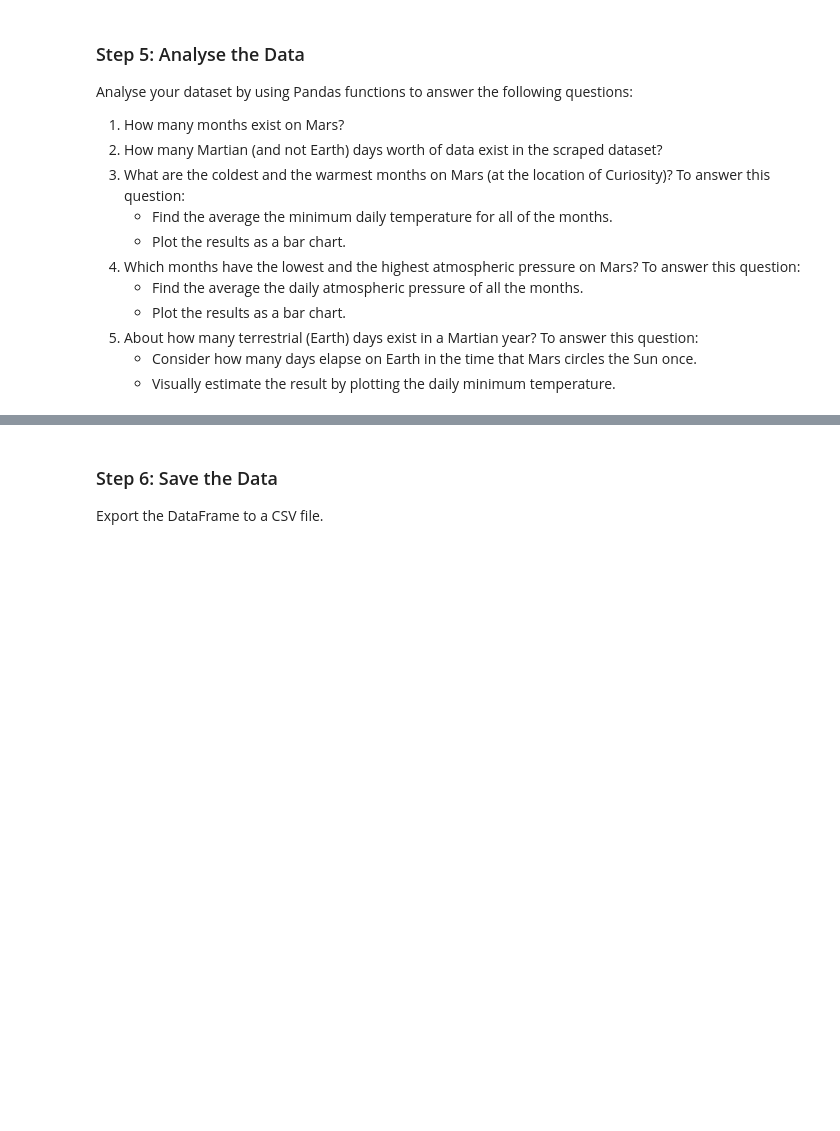
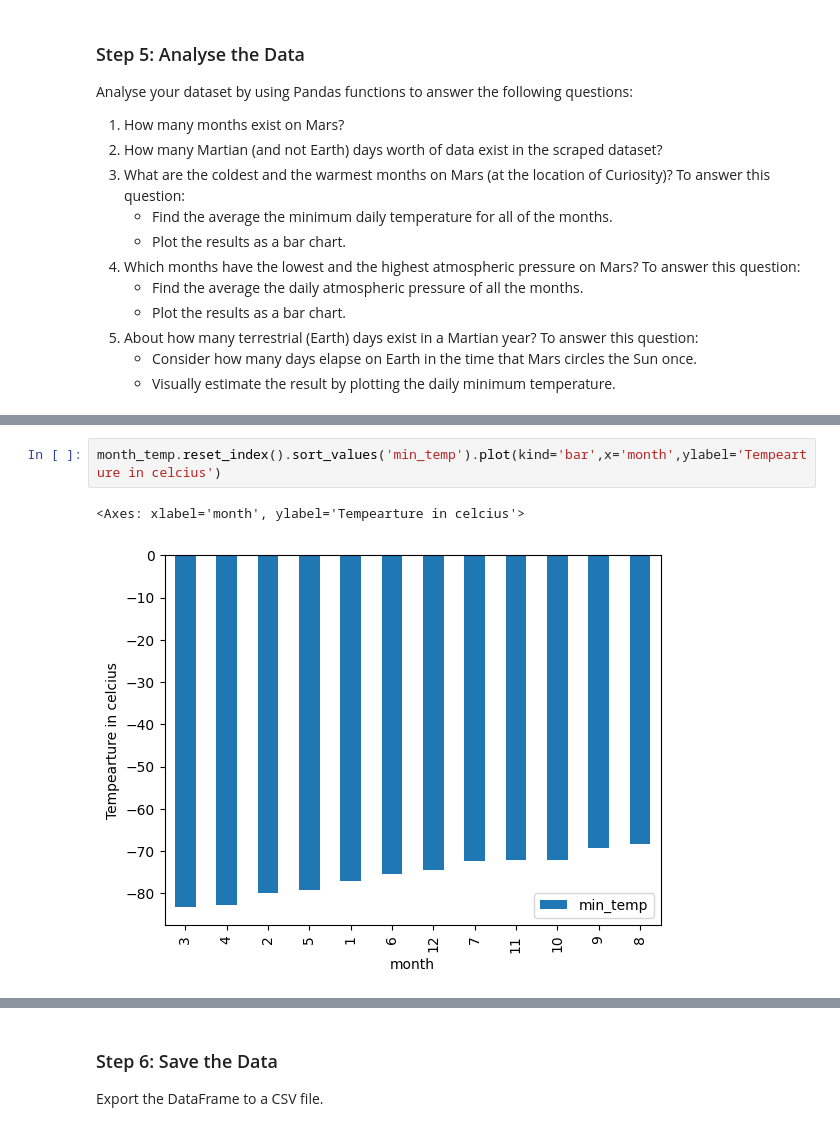
Before and after one commit to PeterTramm/html-scrape-challenge, a Jupyter notebook: Starter_Code/part_2_mars_weather.ipynb, the cells around one changed output, grey strips where cells are left out. Saved outputs shown, nothing was run; the diff lists cells and outputs as text; blank space fills up the shorter version.

```diff
--- a/Starter_Code/part_2_mars_weather.ipynb
+++ b/Starter_Code/part_2_mars_weather.ipynb
@@ -215,0 +243,5 @@ Name: min_temp, dtype: float64
+# %%
+month_temp.reset_index().sort_values('min_temp').plot(kind='bar',x='month',ylabel='Tempearture in celcius')
+# %% [output]
+<Axes: xlabel='month', ylabel='Tempearture in celcius'>
+[figure, added]
```
Also changed, not shown: parts of 22 cells of this notebook.
